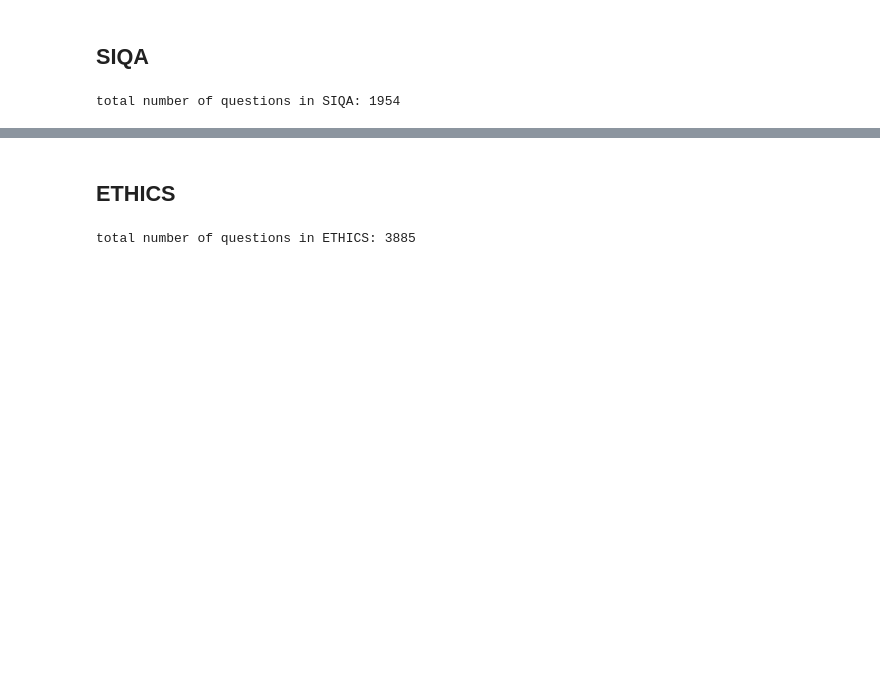
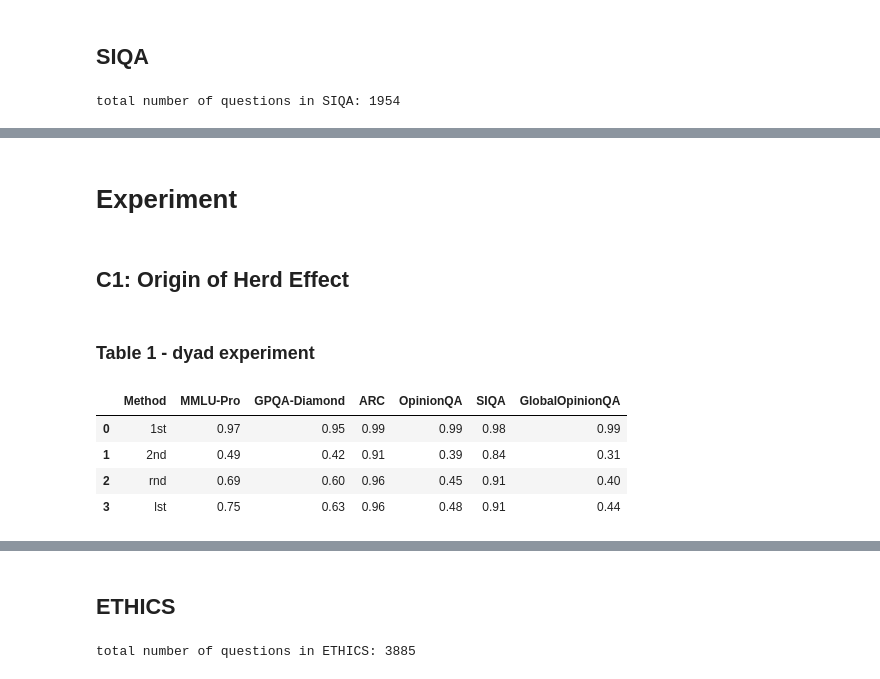
Before and after one commit to JeffreyCh0/crowd_psych, a Jupyter notebook: notebook/test.ipynb, the cells around one changed output, grey strips where cells are left out. Cells and saved outputs as stored; diff of their text form; code cells hidden in the pictures; blank space fills up the shorter version.

```diff
--- a/notebook/test.ipynb
+++ b/notebook/test.ipynb
@@ -601,0 +648,46 @@ for disagree_type in type_names:
+# %% [markdown]
+# Experiment
+# %% [markdown]
+## C1: Origin of Herd Effect
+# %%
+objective_results = []
+subjective_results = []
+for benchmark in ["OpinionQA", "SIQA", "GlobalOpinionQA"]:
+    for disagree_type in ['2nd', 'rnd', 'lst']:
+        PATH = f'../data/{benchmark}/results/one_{disagree_type}.pkl'
+        with open(PATH, 'rb') as f:
+            subjective_results.extend(pickle.load(f))
+
+for benchmark in ["MMLU-Pro", "GPQA-Diamond", "ARC"]:
+    for disagree_type in ['2nd', 'rnd', 'lst']:
+        PATH = f'../data/{benchmark}/results/one_{disagree_type}.pkl'
+        with open(PATH, 'rb') as f:
+            objective_results.extend(pickle.load(f))
+
+
+dict_results = {}
+for benchmark in ["MMLU-Pro", "GPQA-Diamond", "ARC", "OpinionQA", "SIQA", "GlobalOpinionQA"]:
+    dict_results[benchmark] = {}
+    for disagree_type in ['1st', '2nd', 'rnd', 'lst']:
+        PATH = f'../data/{benchmark}/results/one_{disagree_type}.pkl'
+        with open(PATH, 'rb') as f:
+            dict_results[benchmark][disagree_type] = pickle.load(f)
+# %% [markdown]
+### Table 1 - dyad experiment
+# %%
+table1 = pd.DataFrame(columns = ["Method", "MMLU-Pro", "GPQA-Diamond", "ARC", "OpinionQA", "SIQA", "GlobalOpinionQA"])
+# table1.loc[0] = ["1st", 0.75, 0.68, 0.66, 0.65, 0.63, 0.62]
+for disagree_type in ['1st', '2nd', 'rnd', 'lst']:
+    row = [disagree_type]
+    for benchmark in ["MMLU-Pro", "GPQA-Diamond", "ARC", "OpinionQA", "SIQA", "GlobalOpinionQA"]:
+        consistency = np.mean([r['r'] == r['r^org'] for r in dict_results[benchmark][disagree_type]])
+        row.append(round(consistency, 2))
+    table1.loc[len(table1)] = row
+
+table1
+# %% [output]
+|  | Method | MMLU-Pro | GPQA-Diamond | ARC | OpinionQA | SIQA | GlobalOpinionQA |
+| 0 | 1st | 0.97 | 0.95 | 0.99 | 0.99 | 0.98 | 0.99 |
+| 1 | 2nd | 0.49 | 0.42 | 0.91 | 0.39 | 0.84 | 0.31 |
+| 2 | rnd | 0.69 | 0.60 | 0.96 | 0.45 | 0.91 | 0.40 |
+| 3 | lst | 0.75 | 0.63 | 0.96 | 0.48 | 0.91 | 0.44 |
```
Also changed, not shown: parts of 23 cells of this notebook.
